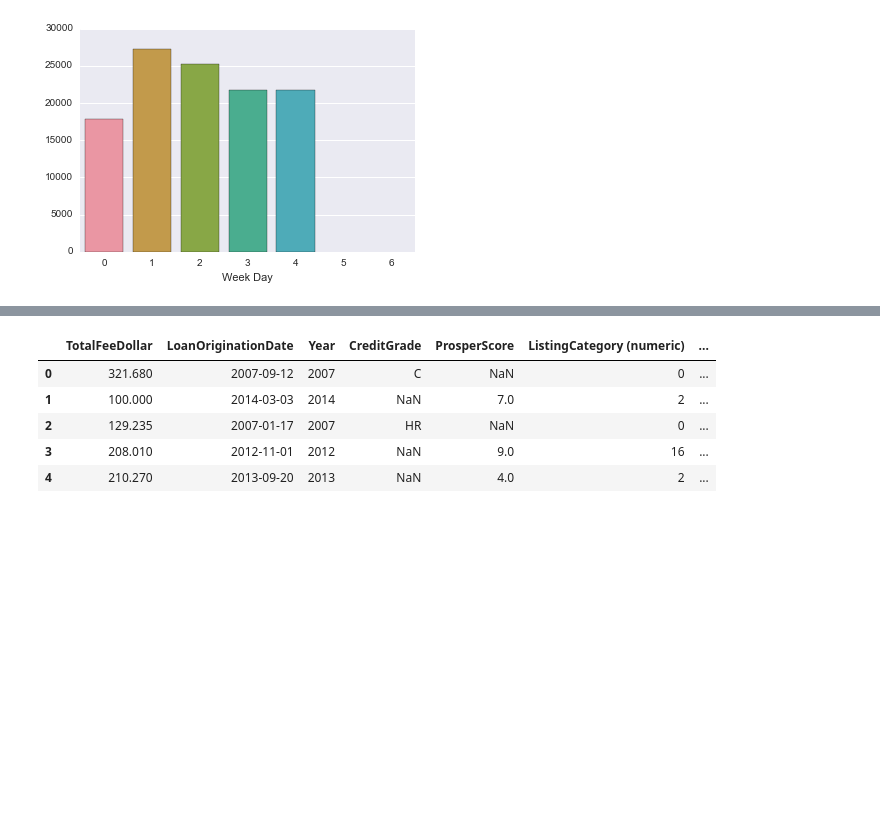
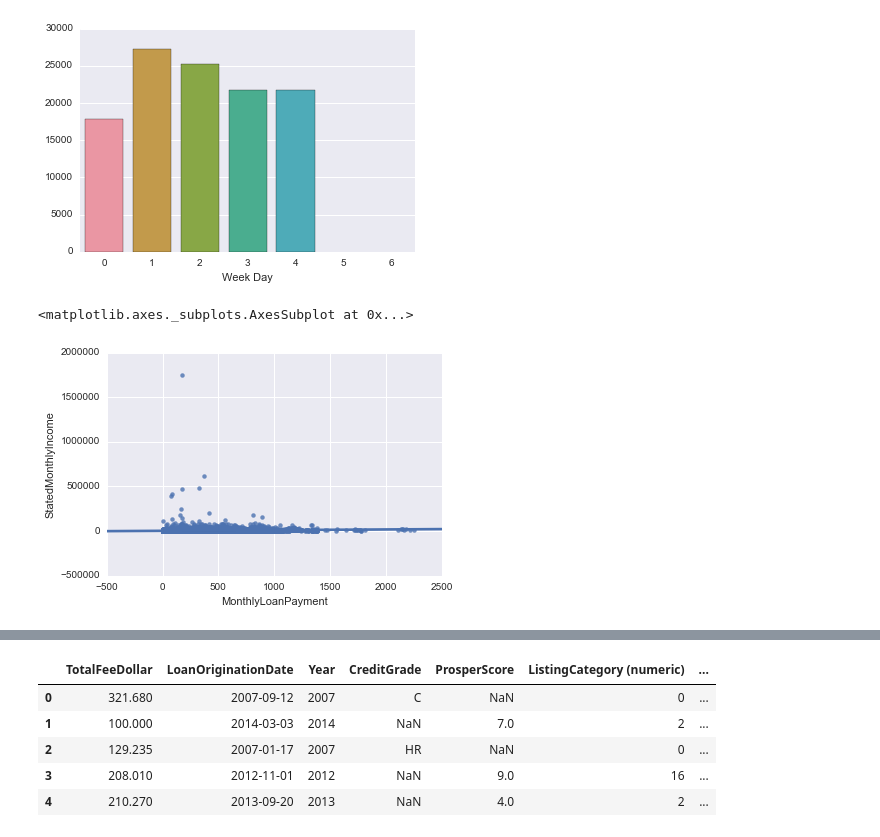
Before and after one commit to yugoli/prosperloananalysis-ipython, a Jupyter notebook: Prosper.ipynb, the cells around one changed output, grey strips where cells are left out. Drawn from its saved outputs; the diff is of its cells as text; code cells hidden in the pictures; blank space fills up the shorter version.

```diff
--- a/Prosper.ipynb
+++ b/Prosper.ipynb
@@ -284,3 +284,11 @@ sns.despine()
 #spike on Tuesdays, none on weekends of course
 # %% [output]
 [figure]
+# %%
+# plot some simple linear regression
+
+
+sns.regplot(x='MonthlyLoanPayment', y='StatedMonthlyIncome', data=df)
+# %% [output]
+<matplotlib.axes._subplots.AxesSubplot at 0x...>
+[figure, added]
```
Also changed, not shown: parts of 12 cells of this notebook.
